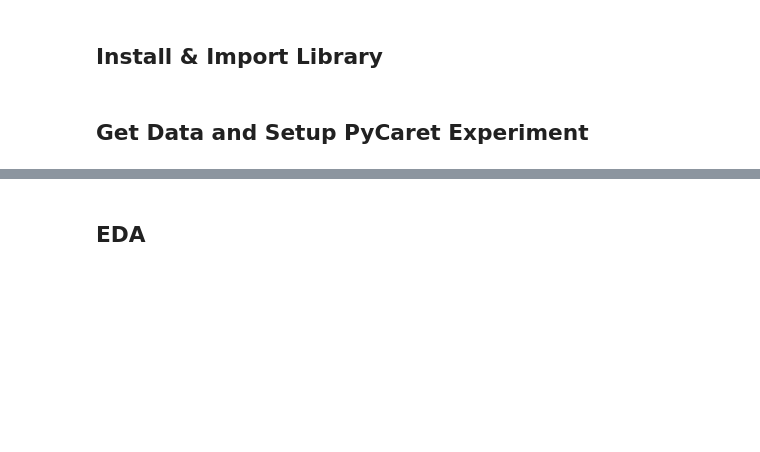
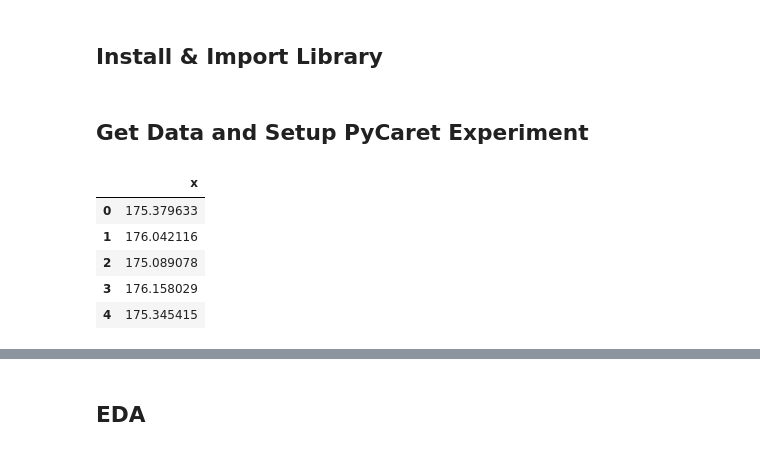
Before and after one commit to ngupta23/medium_articles, a Jupyter notebook: time_series/pycaret/pycaret_ts_arima_000_0000.ipynb, the cells around one changed output, grey strips where cells are left out. Drawn from its saved outputs; the diff is of its cells as text; code cells hidden in the pictures; blank space fills up the shorter version.

```diff
--- a/time_series/pycaret/pycaret_ts_arima_000_0000.ipynb
+++ b/time_series/pycaret/pycaret_ts_arima_000_0000.ipynb
@@ -12,8 +16,15 @@ from pycaret.internal.pycaret_experiment import TimeSeriesExperiment
 # %% [markdown]
 ## Get Data and Setup PyCaret Experiment
 # %%
-#### Get data ----
-y = get_data("1", folder="time_series/random_walk", verbose=False)
+#### Get data from data playground ----
+y = get_data("1", folder="time_series/white_noise")
+# %% [output]
+|  | x |
+| 0 | 175.379633 |
+| 1 | 176.042116 |
+| 2 | 175.089078 |
+| 3 | 176.158029 |
+| 4 | 175.345415 |
 # %%
 exp = TimeSeriesExperiment()
 exp.setup(data=y, seasonal_period=1, fh=30, session_id=42)
```
Also changed, not shown: parts of 12 cells of this notebook.
